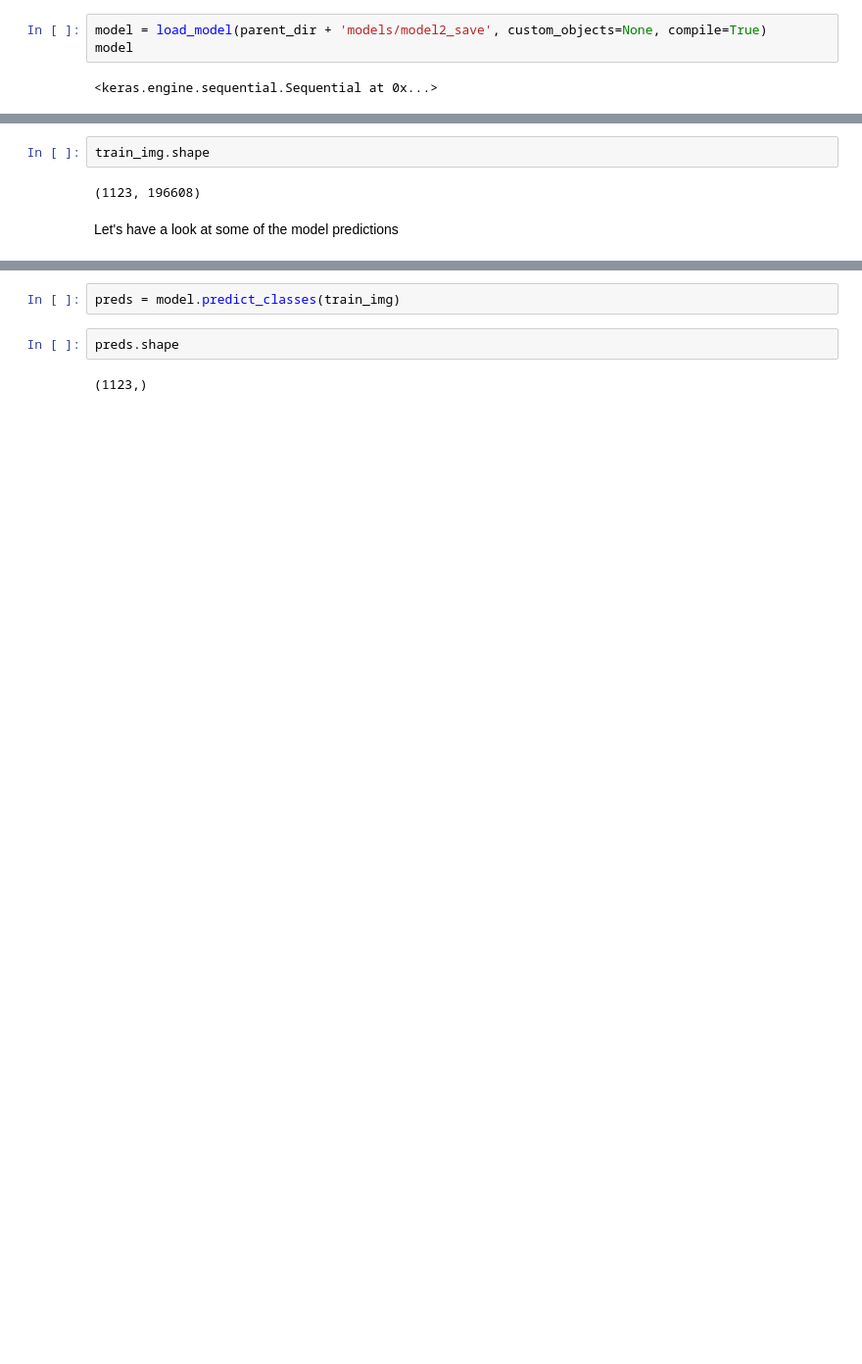
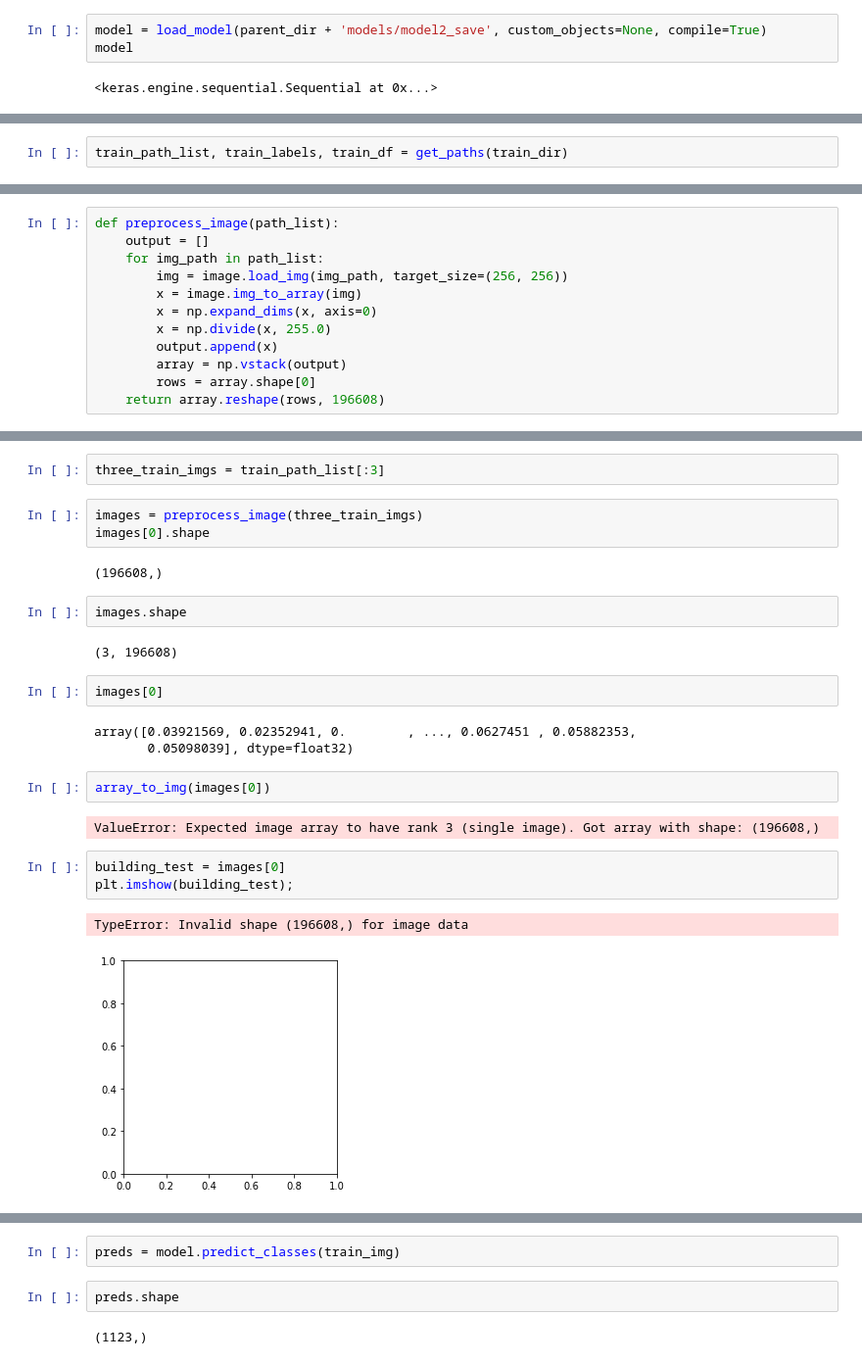
Before and after one commit to lecritch/Cene-Image-Classification, a Jupyter notebook: notebooks/exploratory/03_lime_viz.ipynb, the cells around one changed output, grey strips where cells are left out. Shown at 98% size. Cells and saved outputs as stored; diff of their text form; blank space fills up the shorter version.

Commit message:
model iterations and viz

```diff
--- a/notebooks/exploratory/03_lime_viz.ipynb
+++ b/notebooks/exploratory/03_lime_viz.ipynb
@@ -63,0 +83,2 @@ model
+# %%
+train_path_list, train_labels, train_df = get_paths(train_dir)
@@ -63,0 +87,12 @@ model
+# %%
+def preprocess_image(path_list):
+    output = []
+    for img_path in path_list:
+        img = image.load_img(img_path, target_size=(256, 256))
+        x = image.img_to_array(img)
+        x = np.expand_dims(x, axis=0)
+        x = np.divide(x, 255.0)
+        output.append(x)
+        array = np.vstack(output)
+        rows = array.shape[0]
+    return array.reshape(rows, 196608)
@@ -64,6 +122,26 @@ model
+# %%
+three_train_imgs = train_path_list[:3]
+# %%
+images = preprocess_image(three_train_imgs)
+images[0].shape
+# %% [output]
+(196608,)
 # %%
-train_img.shape
+images.shape
 # %% [output]
-(1123, 196608)
+(3, 196608)
-# %% [markdown]
-Let's have a look at some of the model predictions
+# %%
+images[0]
+# %% [output]
+array([0.03921569, 0.02352941, 0.        , ..., 0.0627451 , 0.05882353,
+       0.05098039], dtype=float32)
+# %%
+array_to_img(images[0])
+# %% [output]
+ValueError: Expected image array to have rank 3 (single image). Got array with shape: (196608,)
+# %%
+building_test = images[0]
+plt.imshow(building_test);
+# %% [output]
+TypeError: Invalid shape (196608,) for image data
+[figure, added]
```
Also changed, not shown: parts of 39 cells of this notebook, 7 other files.
